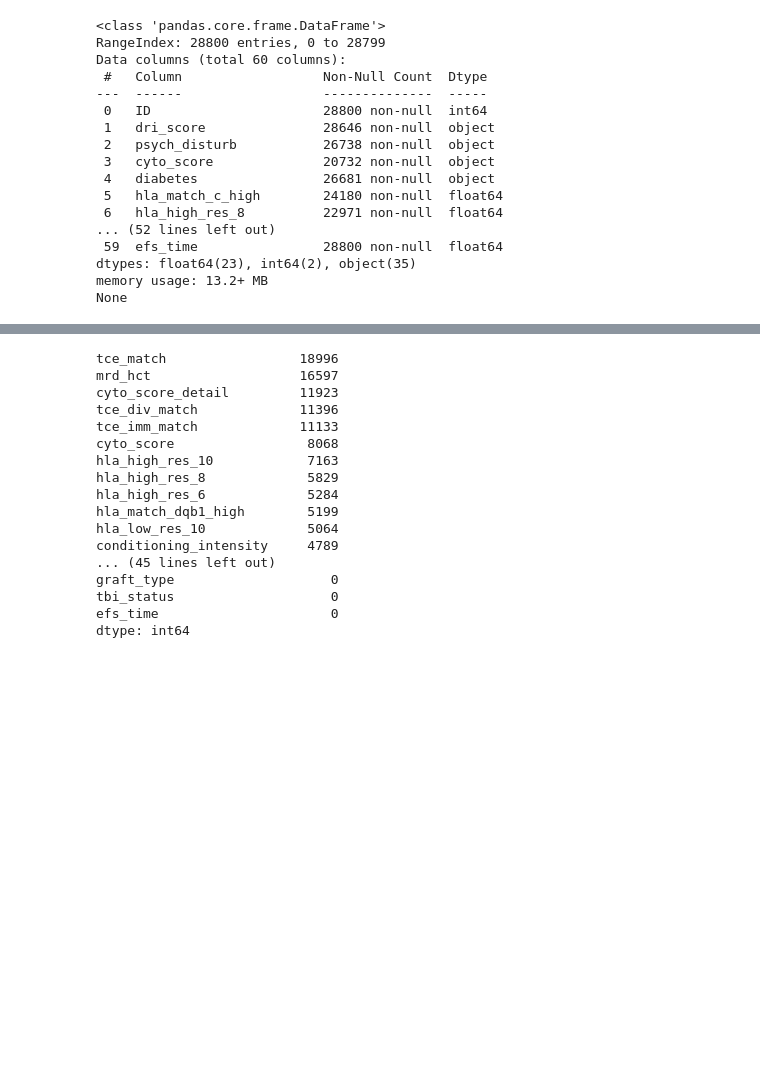
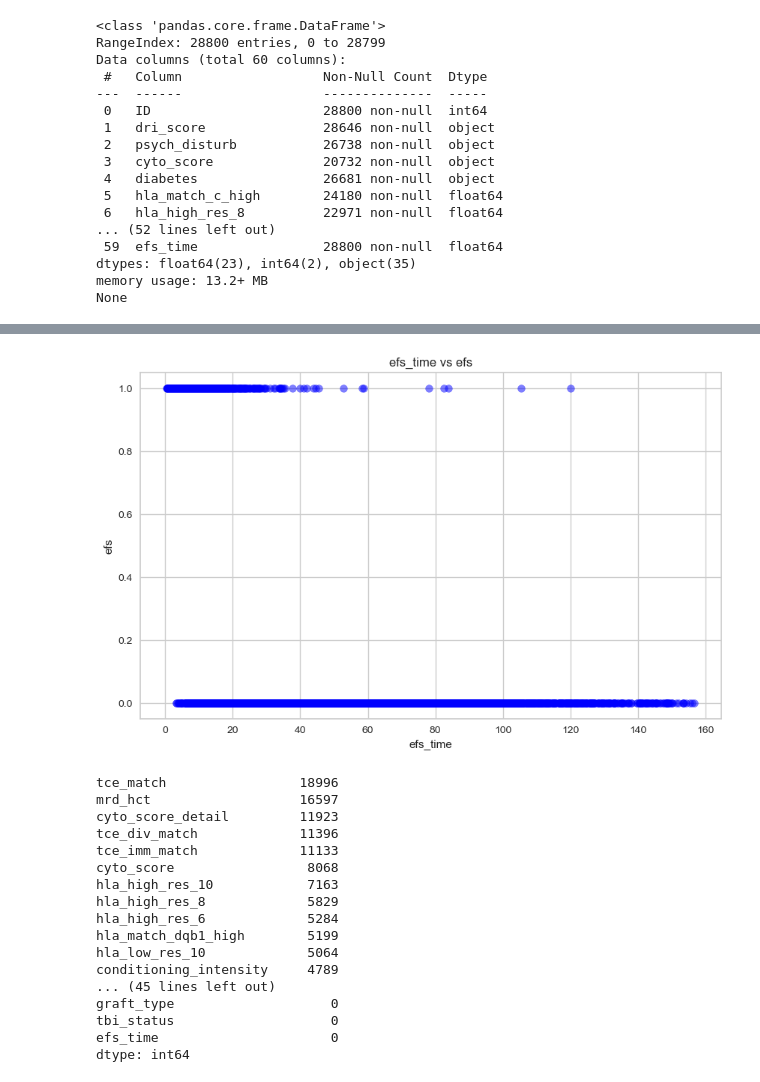
Before and after one commit to tgwtorres/CIBMTR, a Jupyter notebook: Scripts/DataPreprocessing.ipynb, the cells around one changed output, grey strips where cells are left out. Saved outputs shown, nothing was run; the diff lists cells and outputs as text; code cells hidden in the pictures; blank space fills up the shorter version.

```diff
--- a/Scripts/DataPreprocessing.ipynb
+++ b/Scripts/DataPreprocessing.ipynb
@@ -105,3 +148,7 @@ None
+# %%
+vz.scatter_plot(trainData,'efs_time','efs')
+# %% [output]
+[figure, added]
 # %%
 #inspecting missing values
 missing_values = trainData.isnull().sum()
```
Also changed, not shown: parts of 15 cells of this notebook, 3 other files.
